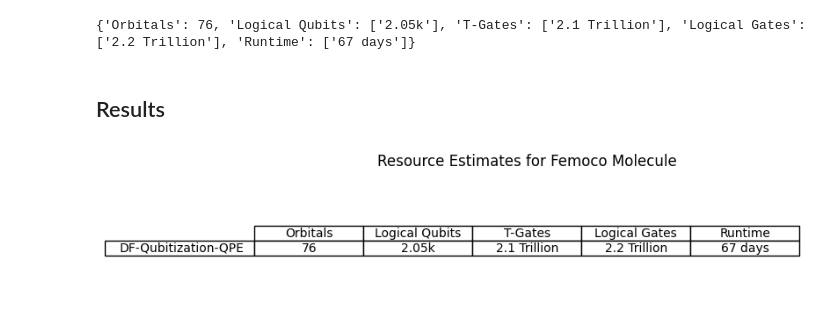
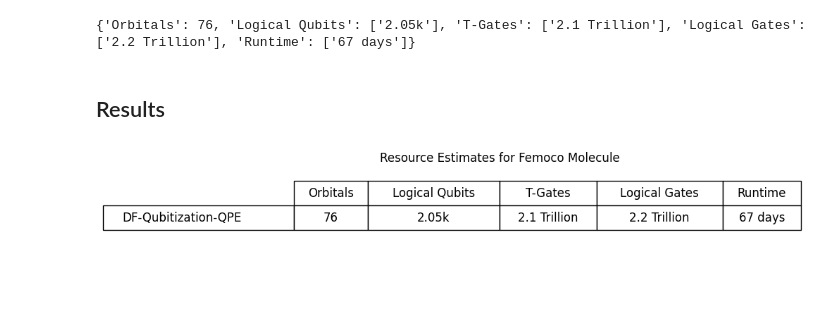
Before and after one commit to vinayswamik/QRE-FeMoco, a Jupyter notebook: Qualtran_code/DF_resources.ipynb, the cells around one changed output. Cells and saved outputs as stored; diff of their text form; code cells hidden in the pictures; blank space fills up the shorter version.

```diff
--- a/Qualtran_code/DF_resources.ipynb
+++ b/Qualtran_code/DF_resources.ipynb
@@ -150,12 +150,29 @@ print(data)
 # %%
 
 algorithms = ["DF-Qubitization-QPE"]
 df = pd.DataFrame(data, index=algorithms)
-fig, ax = plt.subplots(figsize=(8, 2))
+
+fig, ax = plt.subplots(figsize=(8, 1))
 ax.axis('off')
-table = ax.table(cellText=df.values, colLabels=df.columns, rowLabels=df.index, cellLoc='center', loc='center')
-plt.title("Resource Estimates for Femoco Molecule")
+
+table = ax.table(
+    cellText=df.values,
+    rowLabels=df.index,
+    colLabels=df.columns,
+    cellLoc='center',
+    loc='center',
+    bbox=[0, 0, 1, 1],
+)
+
 table.auto_set_font_size(False)
+table.set_fontsize(12)
+table.auto_set_column_width(col=list(range(len(df.columns) + 1)))
+for (row, col), cell in table.get_celld().items():
+    cell.set_height(0.3)
+
+plt.subplots_adjust(left=0.05, right=0.95, top=0.8, bottom=0.1)
+
+plt.title("Resource Estimates for Femoco Molecule", pad=20)
 plt.show()
 # %% [output]
-[figure, old version]
+[figure, new version]
```
Also changed, not shown: 5 other files.
